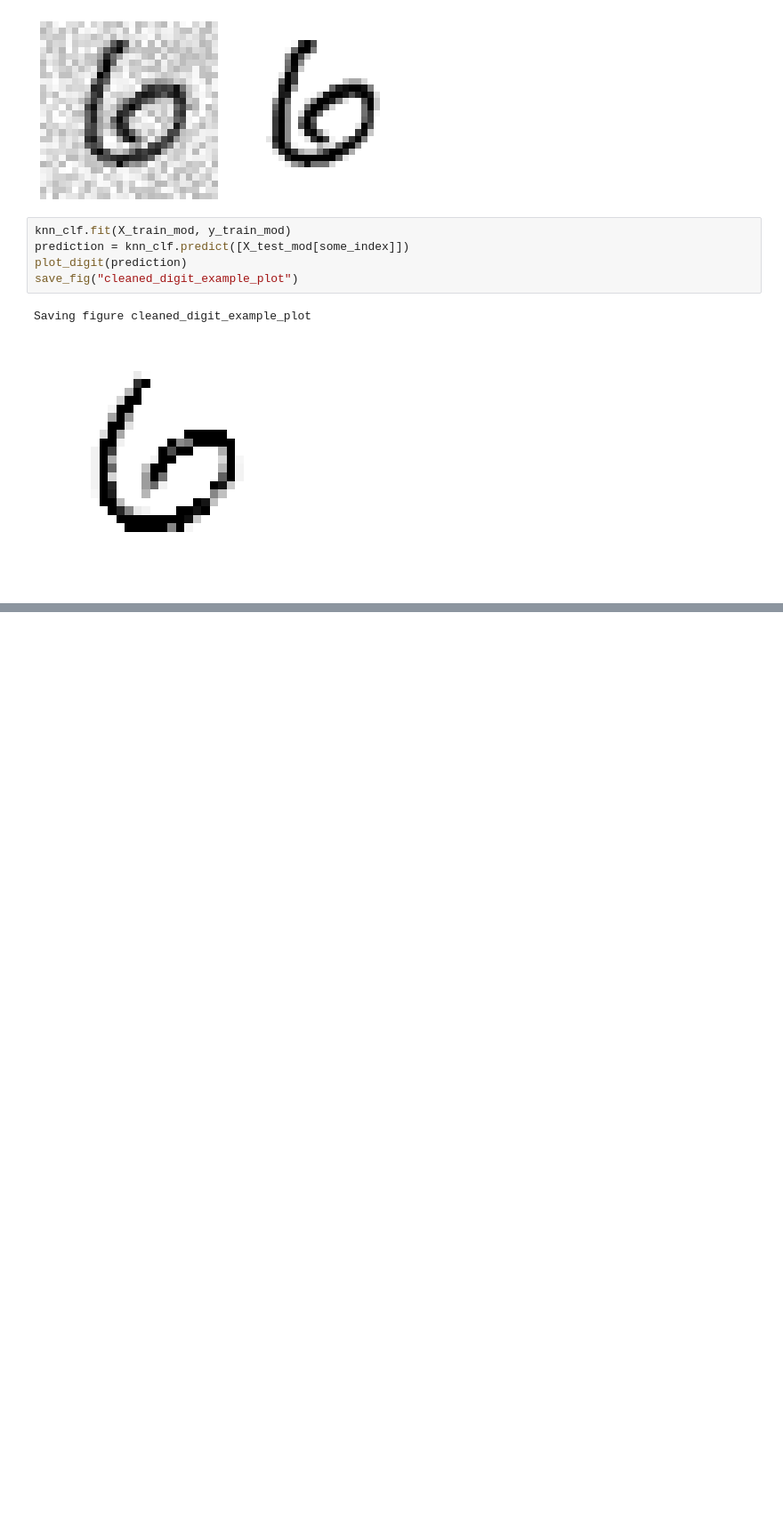
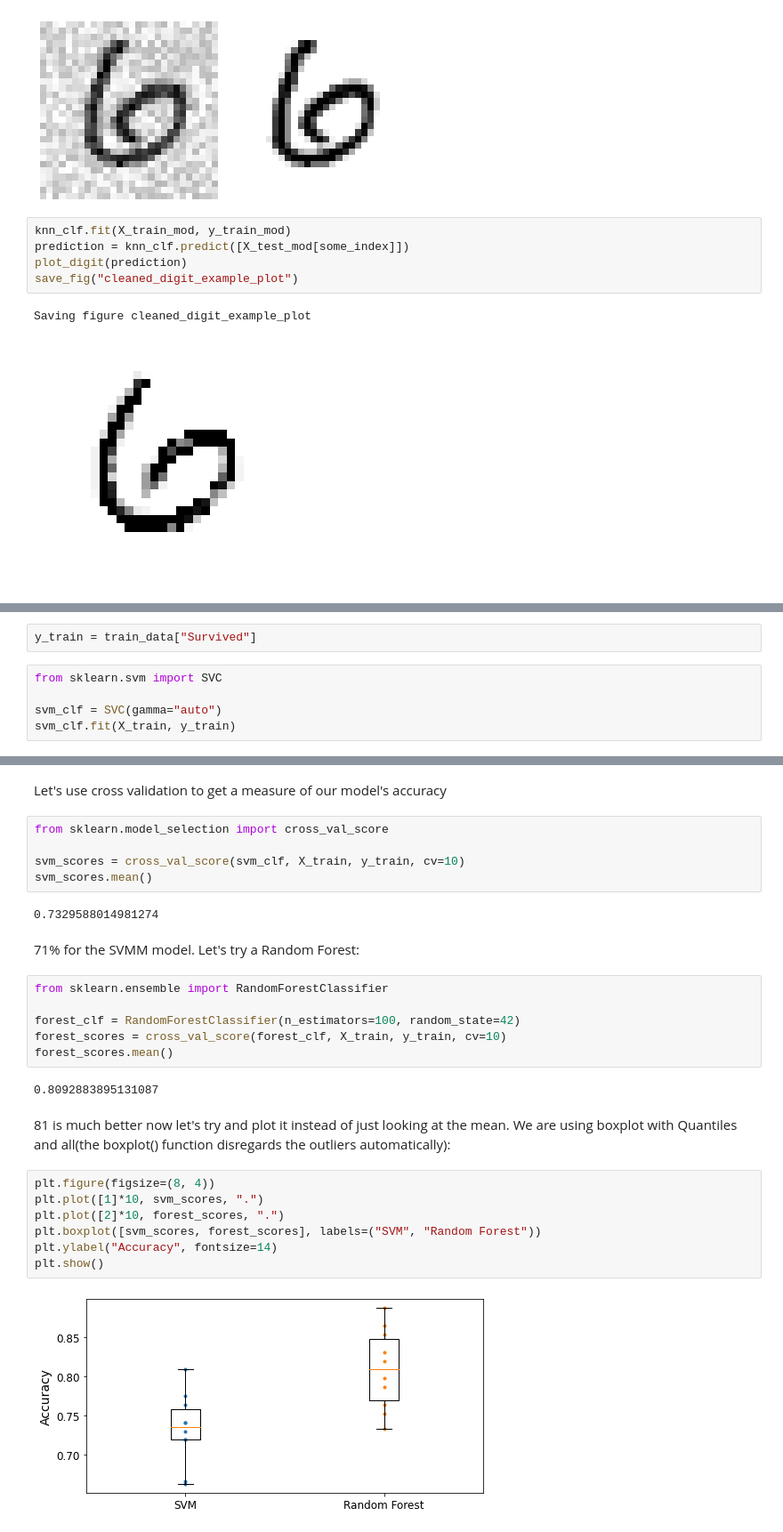
Before and after one commit to AmiraliSajadi/handson-ml2-code-note, a Jupyter notebook: 3_classification.ipynb, the cells around one changed output, grey strips where cells are left out. Shown at 89% size. Saved outputs shown, nothing was run; the diff lists cells and outputs as text; blank space fills up the shorter version.

```diff
--- a/3_classification.ipynb
+++ b/3_classification.ipynb
@@ -631,0 +834,7 @@ Saving figure cleaned_digit_example_plot
+# %%
+y_train = train_data["Survived"]
+# %%
+from sklearn.svm import SVC
+
+svm_clf = SVC(gamma="auto")
+svm_clf.fit(X_train, y_train)
@@ -631,0 +849,30 @@ Saving figure cleaned_digit_example_plot
+# %% [markdown]
+Let's use cross validation to get a measure of our model's accuracy
+# %%
+from sklearn.model_selection import cross_val_score
+
+svm_scores = cross_val_score(svm_clf, X_train, y_train, cv=10)
+svm_scores.mean()
+# %% [output]
+0.7329588014981274
+# %% [markdown]
+71% for the SVMM model. Let's try a Random Forest:
+# %%
+from sklearn.ensemble import RandomForestClassifier
+
+forest_clf = RandomForestClassifier(n_estimators=100, random_state=42)
+forest_scores = cross_val_score(forest_clf, X_train, y_train, cv=10)
+forest_scores.mean()
+# %% [output]
+0.8092883895131087
+# %% [markdown]
+81 is much better now let's try and plot it instead of just looking at the mean. We are using boxplot with Quantiles and all(the boxplot() function disregards the outliers automatically):
+# %%
+plt.figure(figsize=(8, 4))
+plt.plot([1]*10, svm_scores, ".")
+plt.plot([2]*10, forest_scores, ".")
+plt.boxplot([svm_scores, forest_scores], labels=("SVM", "Random Forest"))
+plt.ylabel("Accuracy", fontsize=14)
+plt.show()
+# %% [output]
+[figure, added]
```
Also changed, not shown: parts of 36 cells of this notebook.
